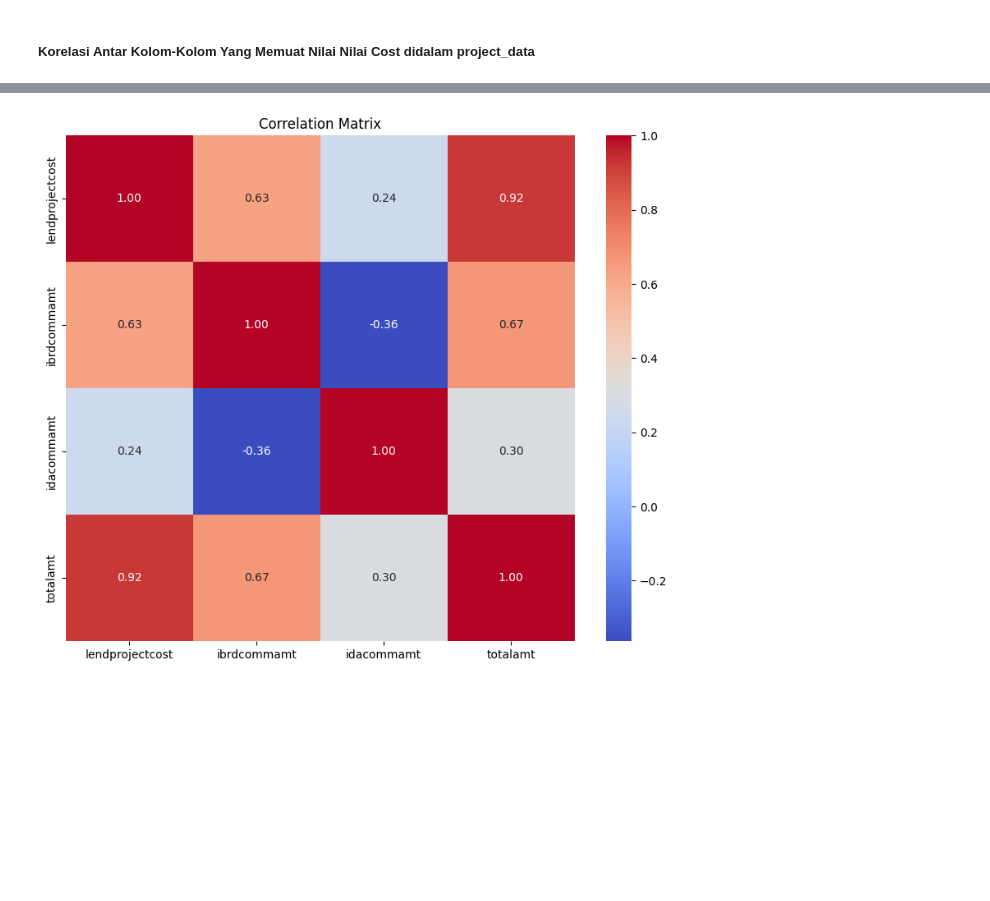
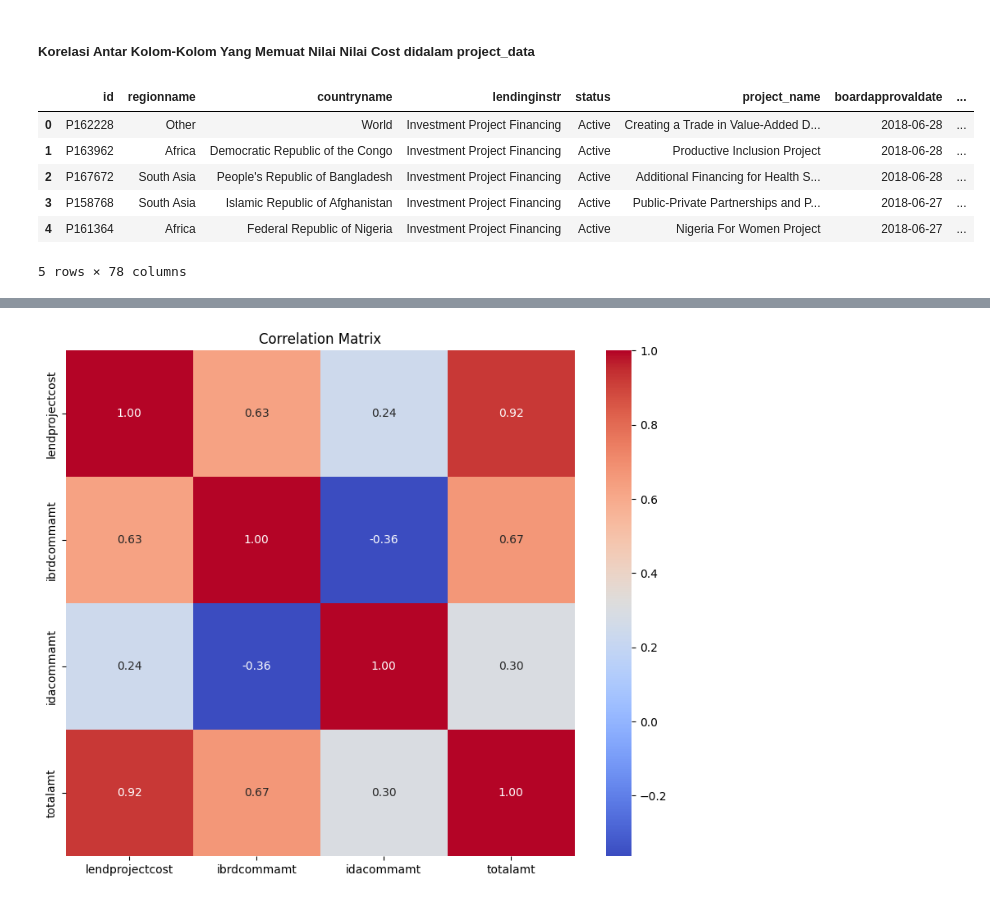
Before and after one commit to Timekeeper25/mini_project_DE_muhammad_raihan_saputra, a Jupyter notebook: notebook.ipynb, the cells around one changed output, grey strips where cells are left out. Saved outputs shown, nothing was run; the diff lists cells and outputs as text; code cells hidden in the pictures; blank space fills up the shorter version.

```diff
--- a/notebook.ipynb
+++ b/notebook.ipynb
@@ -24,9 +24,9 @@ df6 = pd.read_csv("rural_population_percent.csv", usecols=lambda x: x != "Unname
 # %%
 # json file
-df7 = pd.read_json("population_data.json")
+df7 = pd.read_json("dataset/population_data.json")
 # %%
 # xml files
-with open("population_data.xml", "r") as f:
+with open("dataset/population_data.xml", "r") as f:
     xml_data = f.read()
 
 soup = BeautifulSoup(xml_data, "lxml")
@@ -63,7 +63,7 @@ df8 = pd.DataFrame(data)
 # SQL file
 data = []
 
-conn = sqlite3.connect('population_data.db')
+conn = sqlite3.connect('dataset/population_data.db')
 
 df9 = pd.read_sql_query(f'SELECT * FROM population_data', conn)
 
@@ -1243,3 +1130,13 @@ ValueError: could not convert string to float: ''
 ### 4. Data Visualization
 # %% [markdown]
 ##### Korelasi Antar Kolom-Kolom Yang Memuat Nilai Nilai Cost didalam project_data
+# %%
+df5.head()
+# %% [output]
+|  | id | regionname | countryname | lendinginstr | status | project_name | boardapprovaldate | ... |
+| 0 | P162228 | Other | World | Investment Project Financing | Active | Creating a Trade in Value-Added D... | 2018-06-28 | ... |
+| 1 | P163962 | Africa | Democratic Republic of the Congo | Investment Project Financing | Active | Productive Inclusion Project | 2018-06-28 | ... |
+| 2 | P167672 | South Asia | People's Republic of Bangladesh | Investment Project Financing | Active | Additional Financing for Health S... | 2018-06-28 | ... |
+| 3 | P158768 | South Asia | Islamic Republic of Afghanistan | Investment Project Financing | Active | Public-Private Partnerships and P... | 2018-06-27 | ... |
+| 4 | P161364 | Africa | Federal Republic of Nigeria | Investment Project Financing | Active | Nigeria For Women Project | 2018-06-27 | ... |
+5 rows × 78 columns
```
Also changed, not shown: parts of 18 cells of this notebook, 26 other files.
